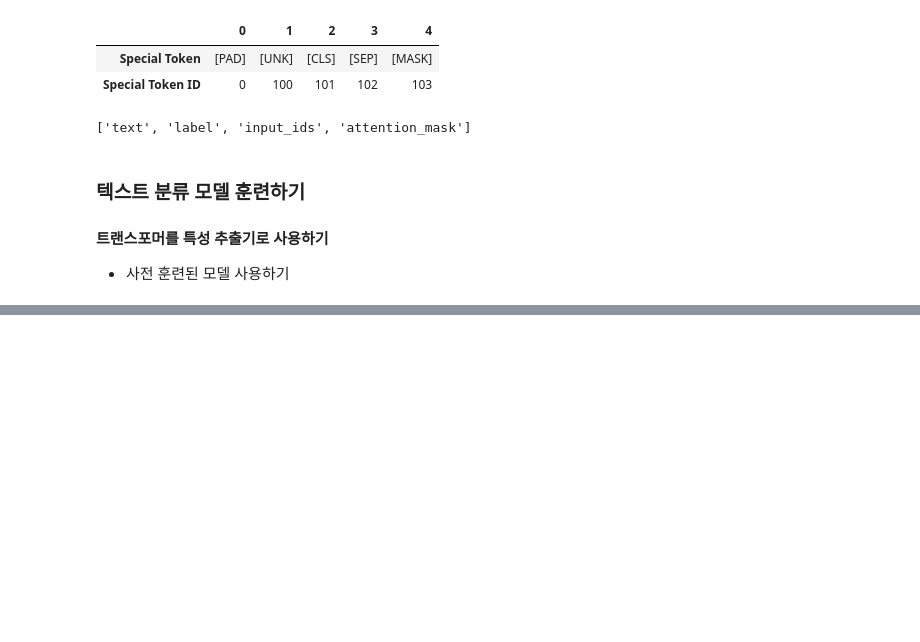
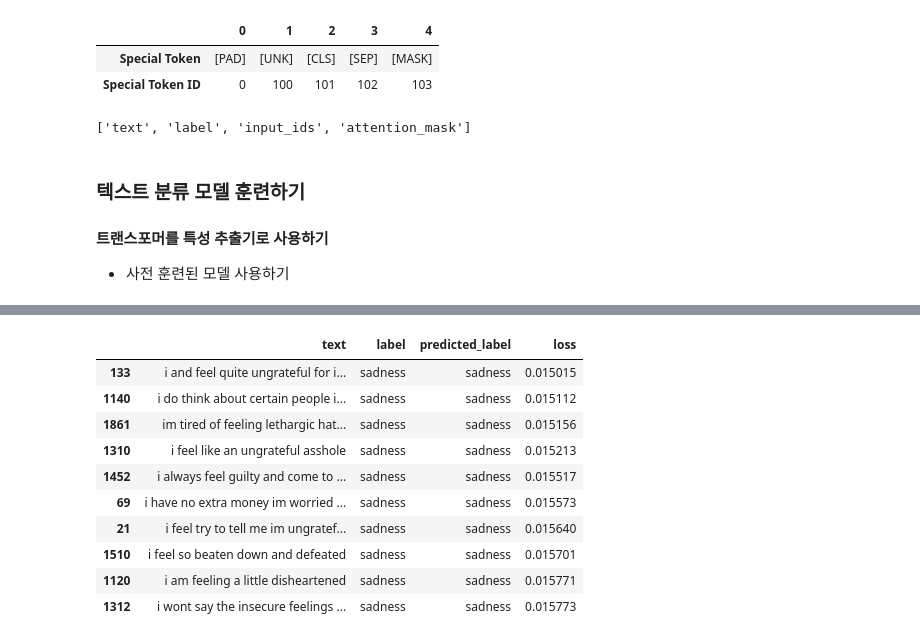
Before and after one commit to 12L-zl/NLP_with_Transformers, a Jupyter notebook: CH02_텍스트 분류.ipynb, the cells around one changed output, grey strips where cells are left out. Saved outputs shown, nothing was run; the diff lists cells and outputs as text; code cells hidden in the pictures; blank space fills up the shorter version.

```diff
--- a/CH02_텍스트 분류.ipynb
+++ b/CH02_텍스트 분류.ipynb
@@ -267,0 +502,14 @@ print(f'입력 텐서 크기 : {inputs['input_ids'].size()}')
+# %%
+df_test.sort_values("loss", ascending=True).head(10)
+# %% [output]
+|  | text | label | predicted_label | loss |
+| 133 | i and feel quite ungrateful for i... | sadness | sadness | 0.015015 |
+| 1140 | i do think about certain people i... | sadness | sadness | 0.015112 |
+| 1861 | im tired of feeling lethargic hat... | sadness | sadness | 0.015156 |
+| 1310 | i feel like an ungrateful asshole | sadness | sadness | 0.015213 |
+| 1452 | i always feel guilty and come to ... | sadness | sadness | 0.015517 |
+| 69 | i have no extra money im worried ... | sadness | sadness | 0.015573 |
+| 21 | i feel try to tell me im ungratef... | sadness | sadness | 0.015640 |
+| 1510 | i feel so beaten down and defeated | sadness | sadness | 0.015701 |
+| 1120 | i am feeling a little disheartened | sadness | sadness | 0.015771 |
+| 1312 | i wont say the insecure feelings ... | sadness | sadness | 0.015773 |
```
Also changed, not shown: parts of 35 cells of this notebook.
